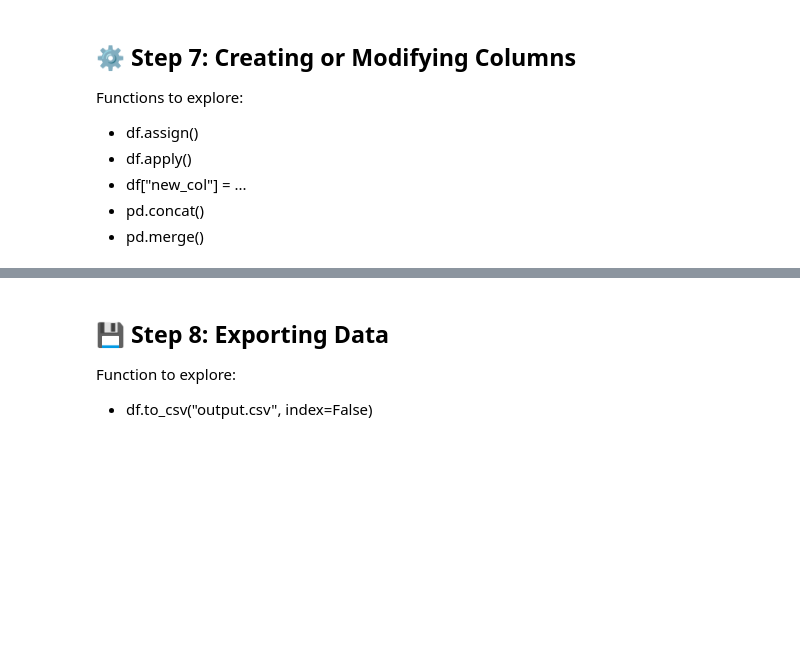
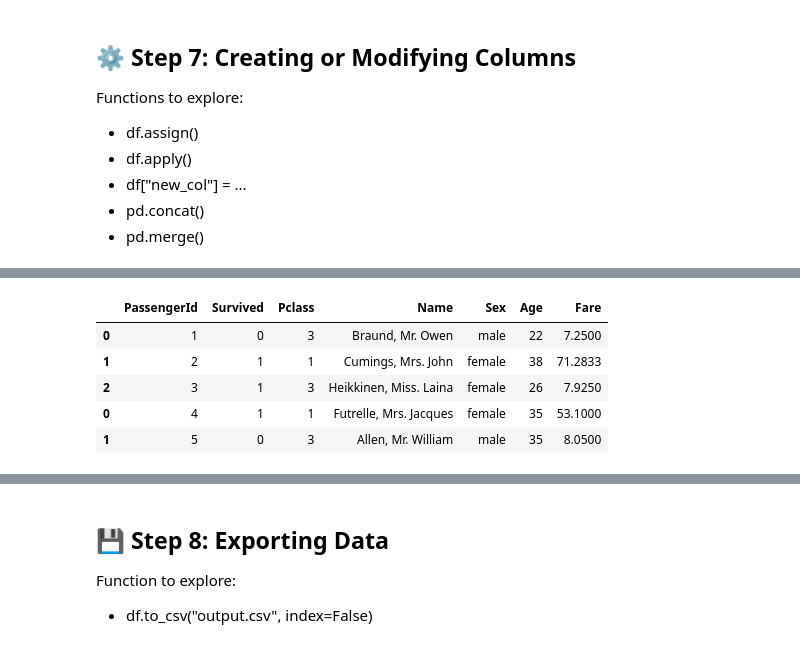
Before and after one commit to EnriqueJimenezMartinez/Task-1.1-Titanic-Dataset-Exploration-with-pandas, a Jupyter notebook: Titanic_Pandas_Practice_Notebook.ipynb, the cells around one changed output, grey strips where cells are left out. Drawn from its saved outputs; the diff is of its cells as text; code cells hidden in the pictures; blank space fills up the shorter version.

```diff
--- a/Titanic_Pandas_Practice_Notebook.ipynb
+++ b/Titanic_Pandas_Practice_Notebook.ipynb
@@ -460,0 +524,29 @@ df[["Age", "Fare", "Fare_per_Age"]].head()
+# %%
+# Ejemplo 2
+df_test = pd.DataFrame({
+    "PassengerId": [4, 5],
+    "Survived": [1, 0],
+    "Pclass": [1, 3],
+    "Name": ["Futrelle, Mrs. Jacques", "Allen, Mr. William"],
+    "Sex": ["female", "male"],
+    "Age": [35, 35],
+    "Fare": [53.1, 8.05]
+})
+df_train = pd.DataFrame({
+    "PassengerId": [1, 2, 3],
+    "Survived": [0, 1, 1],
+    "Pclass": [3, 1, 3],
+    "Name": ["Braund, Mr. Owen", "Cumings, Mrs. John", "Heikkinen, Miss. Laina"],
+    "Sex": ["male", "female", "female"],
+    "Age": [22, 38, 26],
+    "Fare": [7.25, 71.2833, 7.925]
+})
+df_total = pd.concat([df_train, df_test])
+df_total.head()
+# %% [output]
+|  | PassengerId | Survived | Pclass | Name | Sex | Age | Fare |
+| 0 | 1 | 0 | 3 | Braund, Mr. Owen | male | 22 | 7.2500 |
+| 1 | 2 | 1 | 1 | Cumings, Mrs. John | female | 38 | 71.2833 |
+| 2 | 3 | 1 | 3 | Heikkinen, Miss. Laina | female | 26 | 7.9250 |
+| 0 | 4 | 1 | 1 | Futrelle, Mrs. Jacques | female | 35 | 53.1000 |
+| 1 | 5 | 0 | 3 | Allen, Mr. William | male | 35 | 8.0500 |
```
Also changed, not shown: parts of 82 cells of this notebook.
